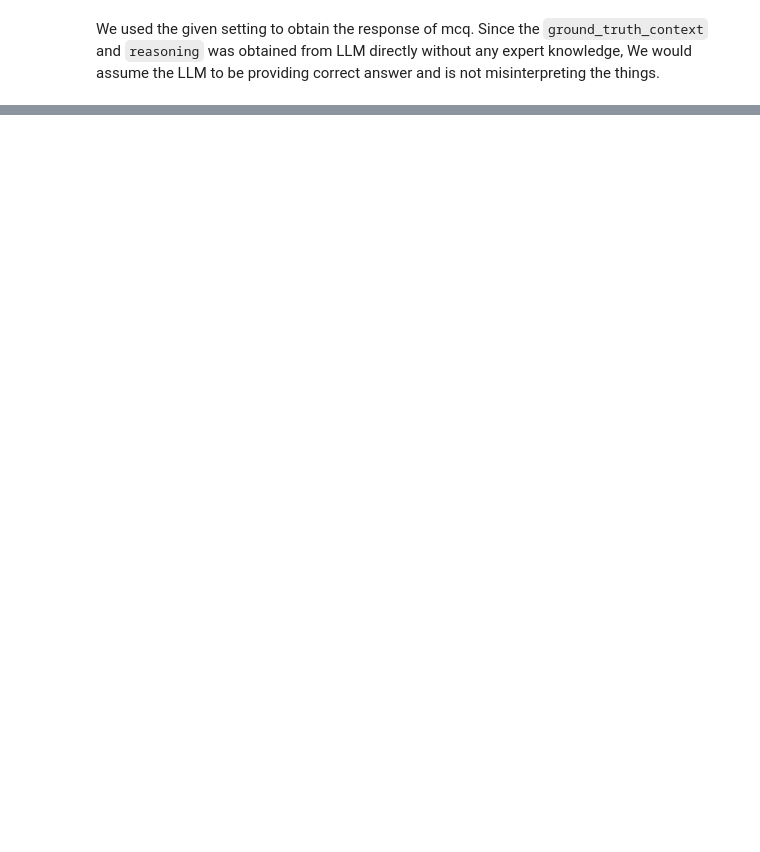
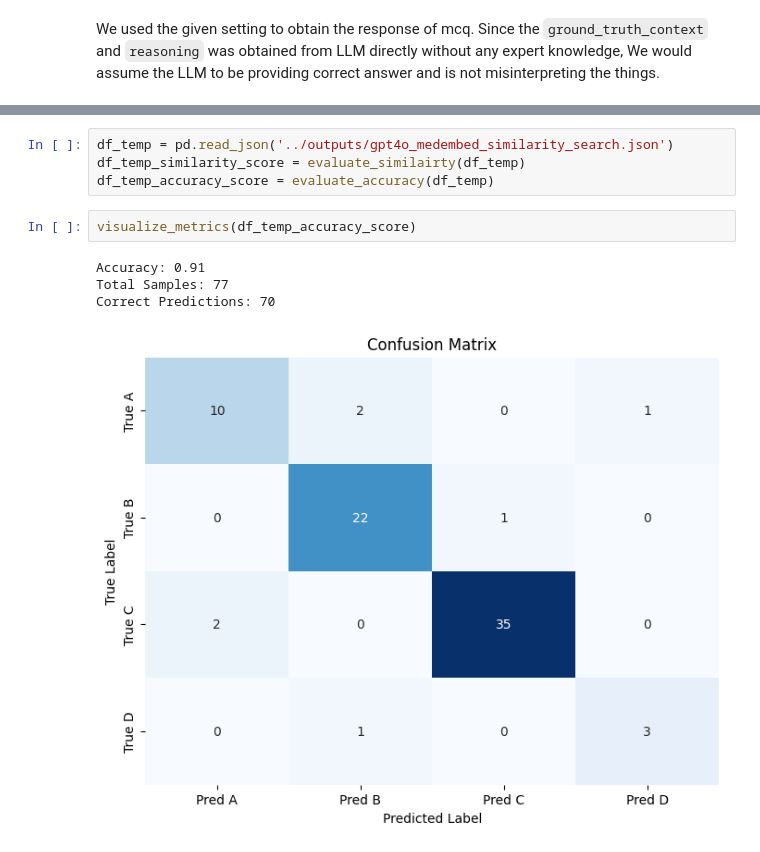
Before and after one commit to paudelanil/askMCQ, a Jupyter notebook: notebook/Evaluation.ipynb, the cells around one changed output, grey strips where cells are left out. Cells and saved outputs as stored; diff of their text form; blank space fills up the shorter version.

```diff
--- a/notebook/Evaluation.ipynb
+++ b/notebook/Evaluation.ipynb
@@ -1384,0 +202,11 @@ plt.show()
+# %%
+df_temp = pd.read_json('../outputs/gpt4o_medembed_similarity_search.json')
+df_temp_similarity_score = evaluate_similairty(df_temp)
+df_temp_accuracy_score = evaluate_accuracy(df_temp)
+# %%
+visualize_metrics(df_temp_accuracy_score)
+# %% [output]
+Accuracy: 0.91
+Total Samples: 77
+Correct Predictions: 70
+[figure, added]
```
Also changed, not shown: parts of 110 cells of this notebook, 31 other files.
